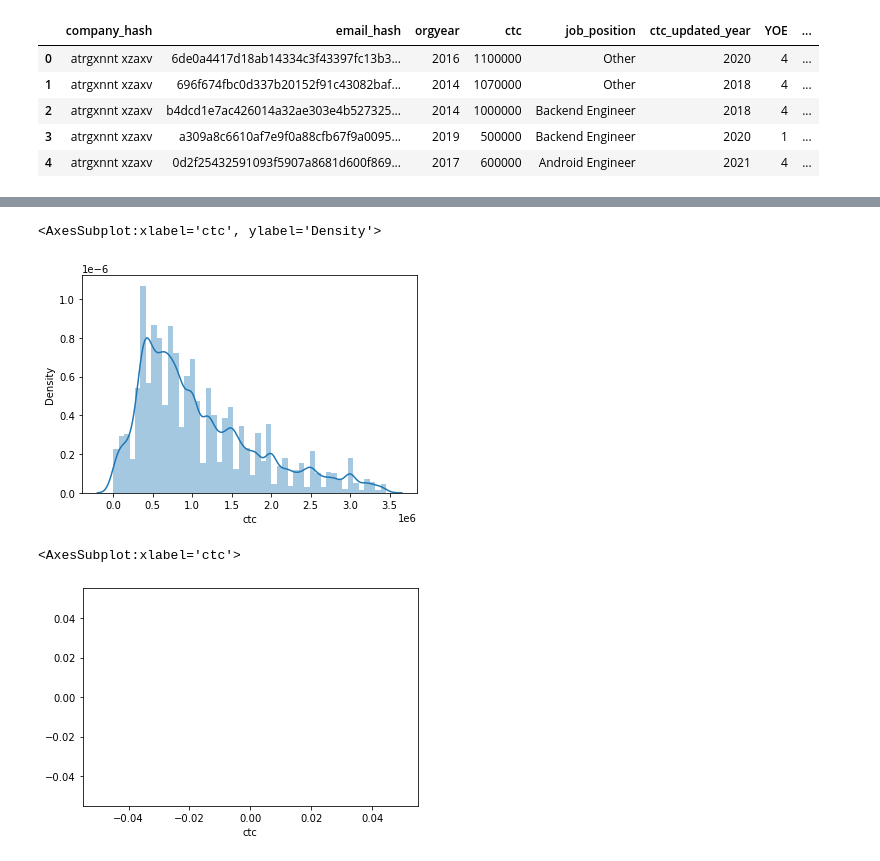
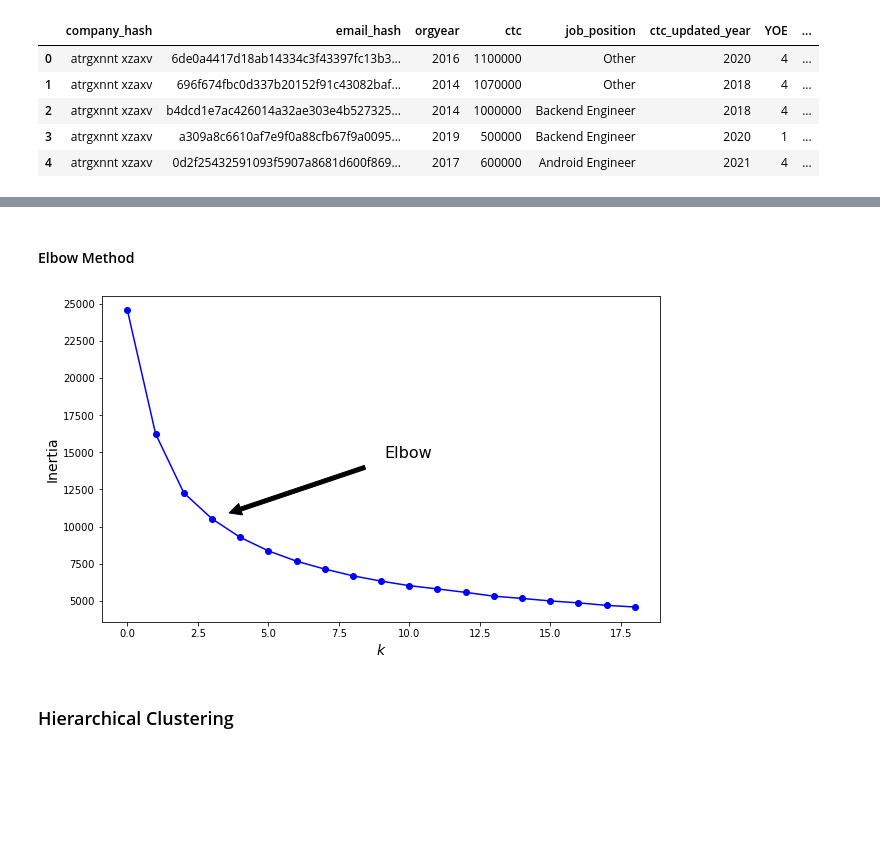
Before and after one commit to anidec25/Linear-Regression, a Jupyter notebook: clustering/scalar.ipynb, the cells around one changed output, grey strips where cells are left out. Drawn from its saved outputs; the diff is of its cells as text; code cells hidden in the pictures; blank space fills up the shorter version.

```diff
--- a/clustering/scalar.ipynb
+++ b/clustering/scalar.ipynb
@@ -951,4 +988,0 @@ sns.scatterplot(clusters['orgyear'],clusters['ctc'], c=clusters['label'])
-# %%
- X  = clusters[(clusters['orgyear'] > 0.97)  & (clusters['ctc'] < 0.9)]
-
-sns.scatterplot(X['orgyear'],X['ctc'], c=X['label'])
@@ -994,10 +998,26 @@ sns.distplot(df['ctc'])
-# %%
-sns.distplot(df['ctc'])
-# %% [output]
-<AxesSubplot:xlabel='ctc', ylabel='Density'>
-[figure, removed]
-# %%
-sns.scatterplot(df['ctc'])
-# %% [output]
-<AxesSubplot:xlabel='ctc'>
-[figure, removed]
+# %% [markdown]
+#### Elbow Method
+# %%
+wcss = []
+
+for i in range(1,20):
+    kmeans = KMeans(n_clusters = i, random_state= 42).fit(X)
+    wcss.append(kmeans.inertia_)
+# %%
+plt.figure(figsize=(10,6))
+plt.plot(wcss,"bo-")
+plt.xlabel("$k$", fontsize=14)
+plt.ylabel("Inertia", fontsize=14)
+plt.annotate('Elbow',
+             xy=(3, wcss[3]),
+             xytext=(0.55, 0.55),
+             textcoords='figure fraction',
+             fontsize=16,
+             arrowprops=dict(facecolor='black', shrink=0.1)
+            )
+
+plt.show()
+# %% [output]
+[figure, added]
+# %% [markdown]
+### Hierarchical Clustering
```
Also changed, not shown: parts of 46 cells of this notebook.
